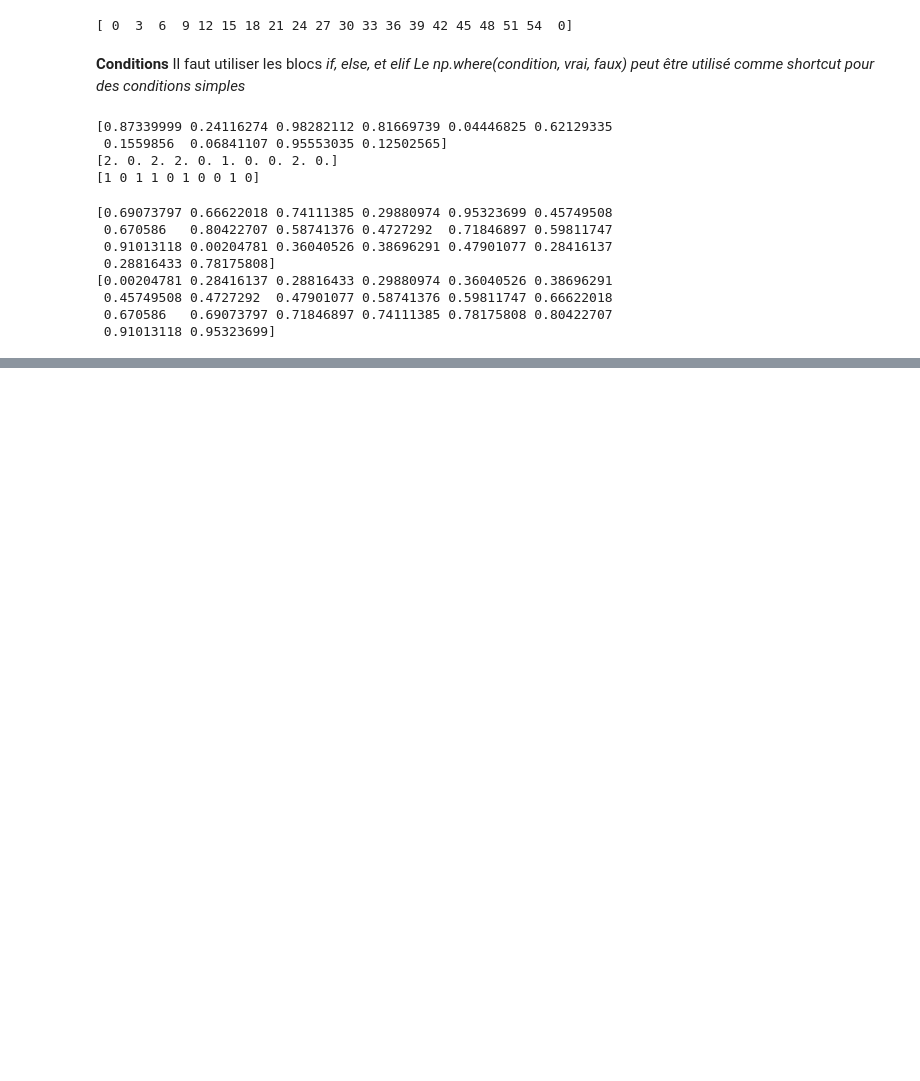
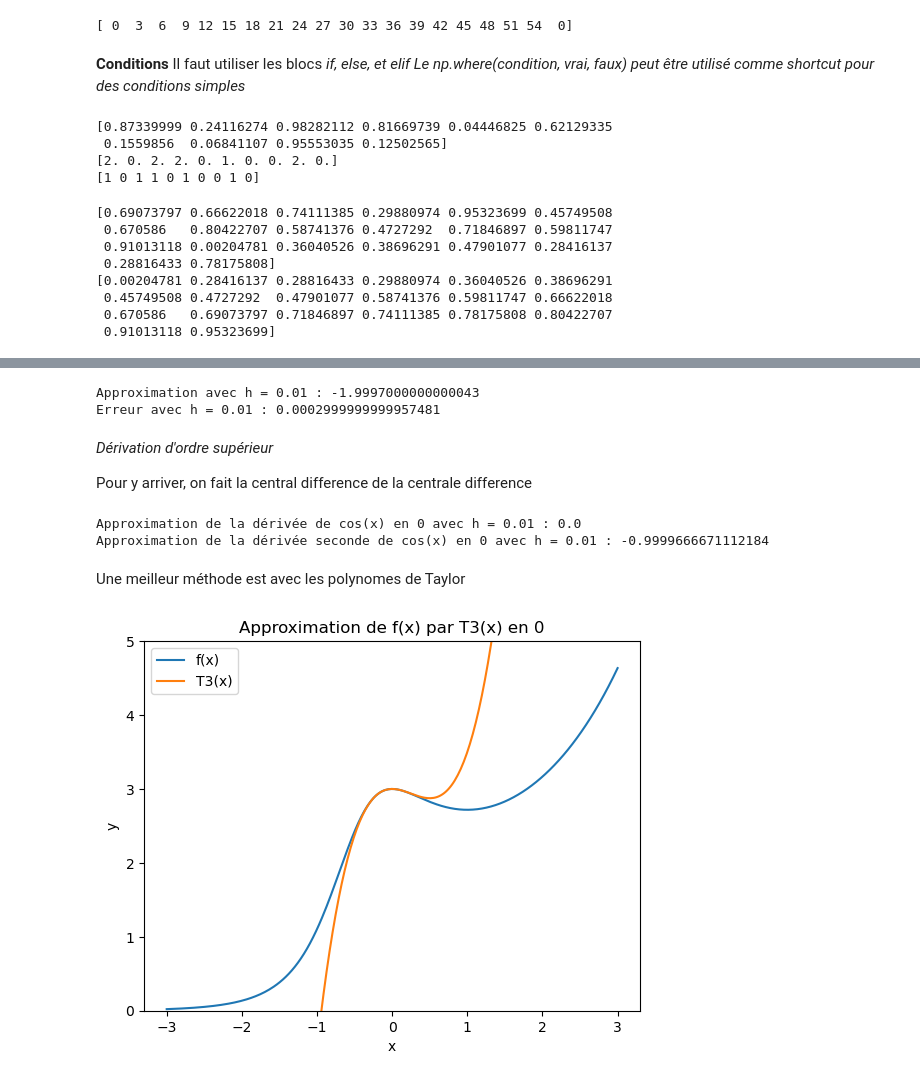
Before and after one commit to Zach3292/Calcul3, a Jupyter notebook: Note de cours.ipynb, the cells around one changed output, grey strips where cells are left out. Cells and saved outputs as stored; diff of their text form; code cells hidden in the pictures; blank space fills up the shorter version.

```diff
--- a/Note de cours.ipynb
+++ b/Note de cours.ipynb
@@ -282,0 +330,75 @@ print(resultArray)
+# %%
+dydx_exact = -2
+
+x = 0
+
+f = lambda x: 3*x**3 + 5*x**2 - 2*x - 7
+
+h = 0.01
+
+dydx_approx = (f(x + h) - f(x - h)) / (2 * h)
+print("Approximation avec h =", h, ":", dydx_approx)
+erreur = np.abs(dydx_exact - dydx_approx)
+print("Erreur avec h =", h, ":", erreur)
+# %% [output]
+Approximation avec h = 0.01 : -1.9997000000000043
+Erreur avec h = 0.01 : 0.0002999999999957481
+# %% [markdown]
+*Dérivation d'ordre supérieur*
+
+Pour y arriver, on fait la central difference de la centrale difference
+# %%
+f = lambda x: np.cos(x)
+
+x = 0
+
+h = 0.01
+
+def derivee(f, h, ordre = 1):
+    temp = lambda x: (f(x + h) - f(x - h)) / (2 * h)
+
+    if ordre > 1:
+        ordre -= 1
+        temp = derivee(temp, h, ordre)
+
+    return temp
+
+f_prime = derivee(f, h, 1)
+
+f_prime_prime = derivee(f, h, 2)
+
+print("Approximation de la dérivée de cos(x) en 0 avec h =", h, ":", f_prime(x))
+print("Approximation de la dérivée seconde de cos(x) en 0 avec h =", h, ":", f_prime_prime(x))
+# %% [output]
+Approximation de la dérivée de cos(x) en 0 avec h = 0.01 : 0.0
+Approximation de la dérivée seconde de cos(x) en 0 avec h = 0.01 : -0.9999666671112184
+# %% [markdown]
+Une meilleur méthode est avec les polynomes de Taylor
+# %%
+f = lambda x: 3*np.exp(x) / (x**2 +x + 1)
+
+a = 0
+h = 0.001
+
+x_num = np.linspace(-3, 3, 300)
+y_f = f(x_num)
+
+a0 = f(a)
+a1 = derivee(f, h, 1)(a)
+a2 = derivee(f, h, 2)(a)
+a3 = derivee(f, h, 3)(a)
+
+T3 = lambda x: a0 + a1 * x + a2/2 * x**2 + a3/6 * x**3
+
+y_T3 = T3(x_num)
+
+plt.plot(x_num, y_f, label = 'f(x)')
+plt.plot(x_num, y_T3, label = 'T3(x)')
+plt.xlabel('x')
+plt.ylabel('y')
+plt.ylim(0, 5)
+plt.title('Approximation de f(x) par T3(x) en 0')
+plt.legend()
+plt.show()
+# %% [output]
+[figure, added]
```
Also changed, not shown: parts of 4 cells of this notebook.
